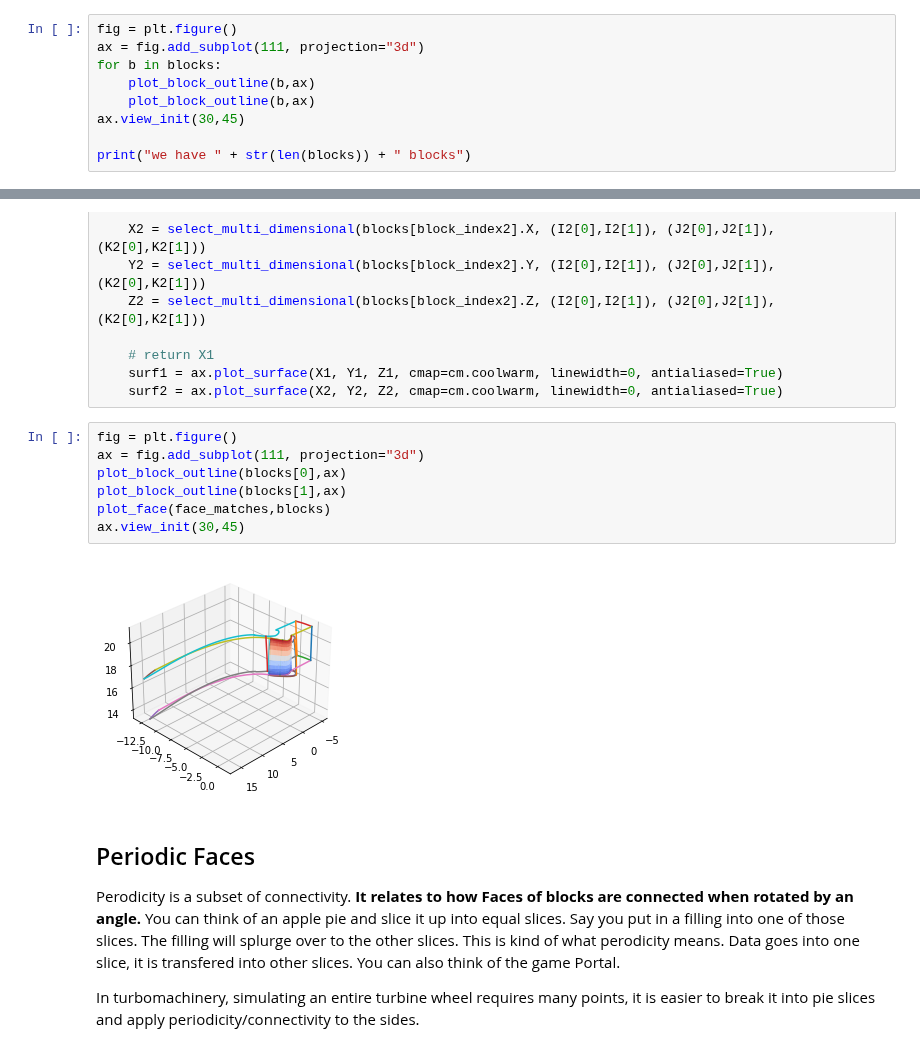
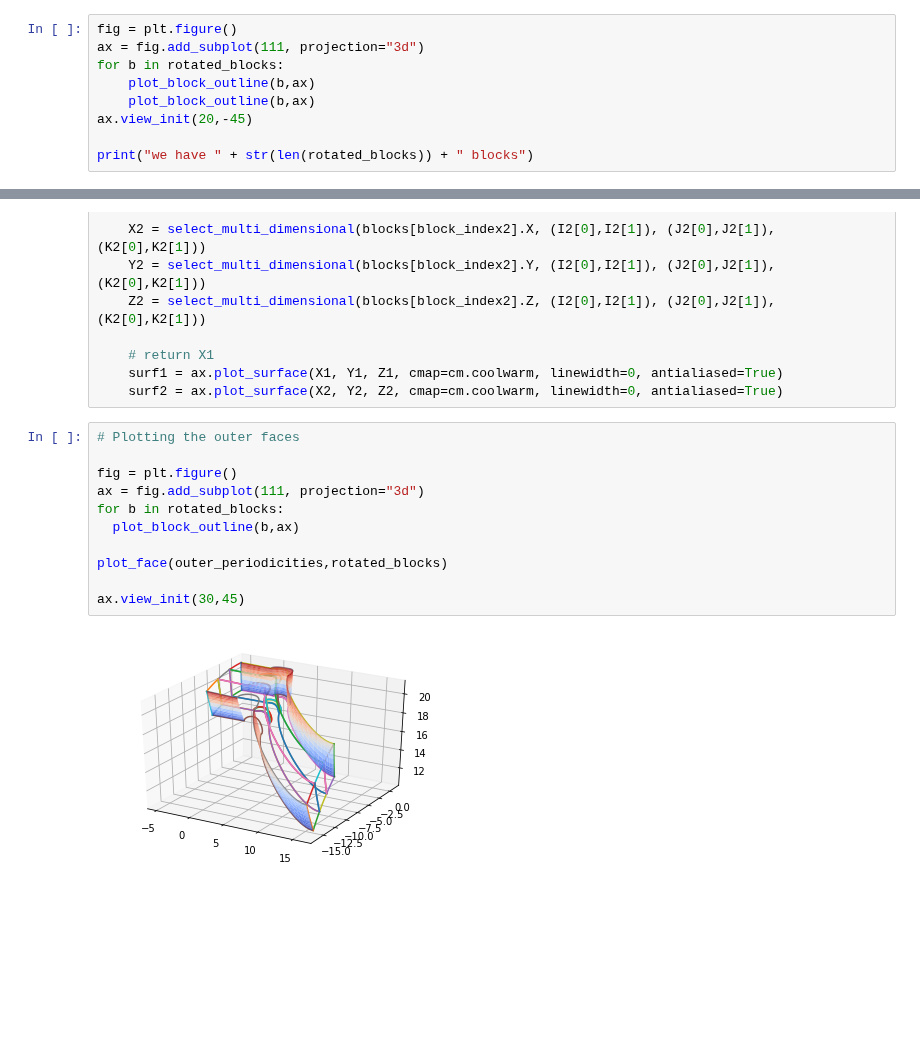
Before and after one commit to nasa/Plot3D_utilities, a Jupyter notebook: colab/Plot3D_AxialDuplication.ipynb, the cells around one changed output, grey strips where cells are left out. Saved outputs shown, nothing was run; the diff lists cells and outputs as text; blank space fills up the shorter version.

```diff
--- a/colab/Plot3D_AxialDuplication.ipynb
+++ b/colab/Plot3D_AxialDuplication.ipynb
@@ -101,10 +112,10 @@ Try playing with this code to see if you can plot one block at a time. Also try
 # %%
 fig = plt.figure()
 ax = fig.add_subplot(111, projection="3d")
-for b in blocks:
+for b in rotated_blocks:
     plot_block_outline(b,ax)
     plot_block_outline(b,ax)
-ax.view_init(30,45)
+ax.view_init(20,-45)
 
-print("we have " + str(len(blocks)) + " blocks")
+print("we have " + str(len(rotated_blocks)) + " blocks")
 # %% [output]
@@ -300,16 +312,15 @@ def plot_face(face_matches,blocks):
     surf1 = ax.plot_surface(X1, Y1, Z1, cmap=cm.coolwarm, linewidth=0, antialiased=True)
     surf2 = ax.plot_surface(X2, Y2, Z2, cmap=cm.coolwarm, linewidth=0, antialiased=True)
 # %%
+# Plotting the outer faces
+
 fig = plt.figure()
 ax = fig.add_subplot(111, projection="3d")
-plot_block_outline(blocks[0],ax)
-plot_block_outline(blocks[1],ax)
-plot_face(face_matches,blocks)
+for b in rotated_blocks:
+  plot_block_outline(b,ax)
+
+plot_face(outer_periodicities,rotated_blocks)
+
 ax.view_init(30,45)
 # %% [output]
-[figure, old version]
+[figure, new version]
-# %% [markdown]
-## Periodic Faces
-Perodicity is a subset of connectivity. **It relates to how Faces of blocks are connected when rotated by an angle.** You can think of an apple pie and slice it up into equal slices. Say you put in a filling into one of those slices. The filling will splurge over to the other slices. This is kind of what perodicity means. Data goes into one slice, it is transfered into other slices. You can also think of the game Portal.
-
-In turbomachinery, simulating an entire turbine wheel requires many points, it is easier to break it into pie slices and apply periodicity/connectivity to the sides.
```
Also changed, not shown: parts of 36 cells of this notebook, 1 other file.
